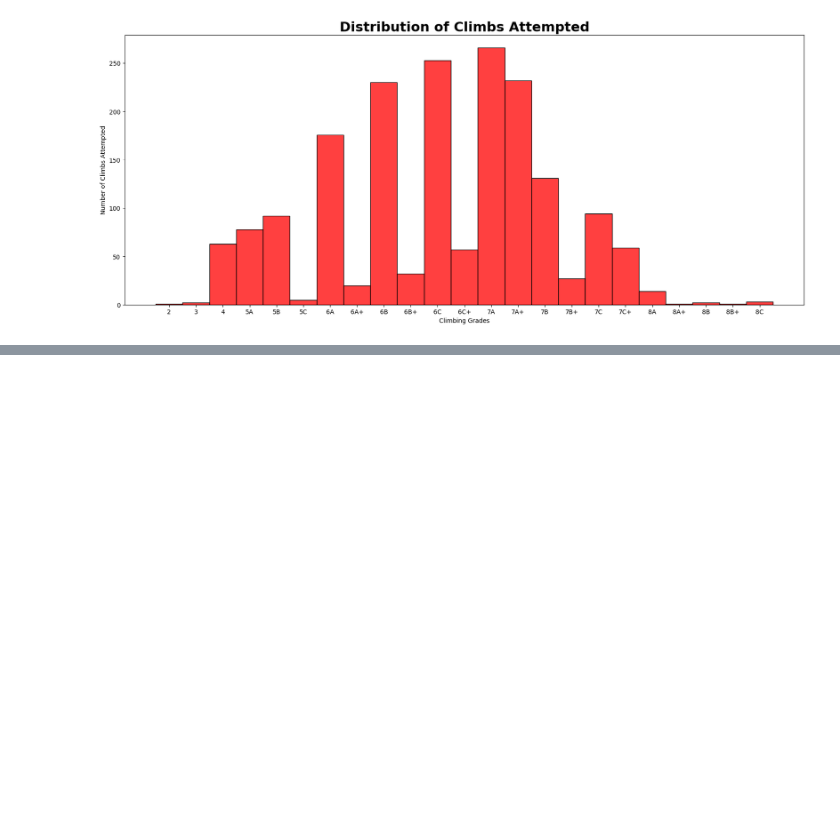
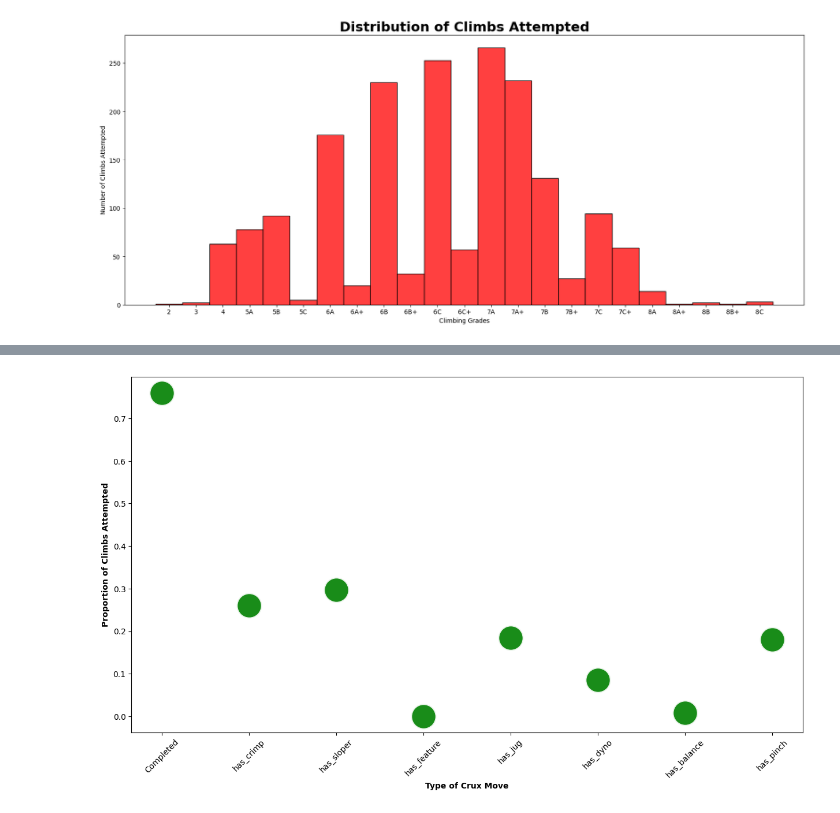
Before and after one commit to the-ethical-ai/Climbing_Analysis, a Jupyter notebook: climbing_data.ipynb, the cells around one changed output, grey strips where cells are left out. Cells and saved outputs as stored; diff of their text form; code cells hidden in the pictures; blank space fills up the shorter version.

```diff
--- a/climbing_data.ipynb
+++ b/climbing_data.ipynb
@@ -411,0 +407,9 @@ df.groupby(by = 'has_crimp').count() # crimps
+# %%
+# Making a dataframe of the move type columns
+move_types_df = df.select_dtypes(include = 'number').iloc[:, 1:-2]
+# %%
+# Proportion of climbs that have each type
+move_type_prop = pd.DataFrame(move_types_df.sum() / move_types_df.shape[0])
+move_type_prop.columns = ['proportion_of_climbs']
+move_type_prop.reset_index(inplace=True)
+move_type_prop
@@ -411,0 +426,12 @@ df.groupby(by = 'has_crimp').count() # crimps
+# %%
+# Visualizing the above table
+plt.figure(figsize = (15, 8))
+sns.scatterplot(data = move_type_prop, x = 'index', y = 'proportion_of_climbs',
+                s = 1000, alpha= 0.9, color = 'Green')
+plt.xticks(label = ['crimp', 'sloper', 'feature', 'jug', 'dyno', 'balance', 'pinch'],
+           rotation=45)
+plt.ylabel('Proportion of Climbs Attempted', weight = 'bold')
+plt.xlabel('Type of Crux Move', weight = 'bold')
+plt.show()
+# %% [output]
+[figure, added]
```
Also changed, not shown: parts of 8 cells of this notebook.
